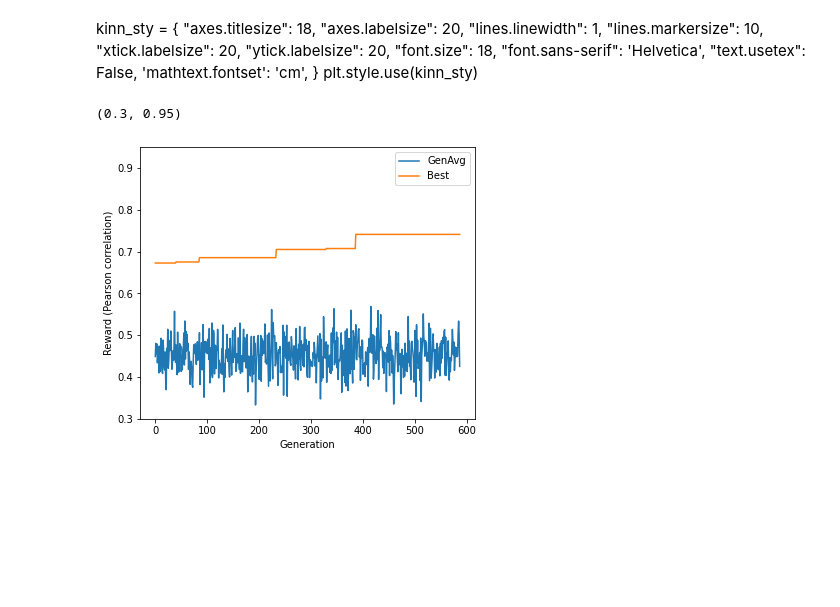
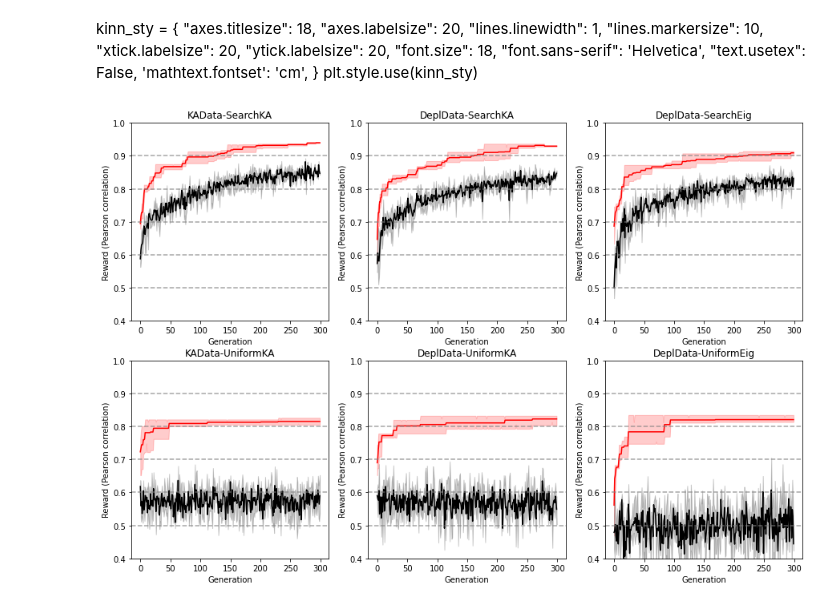
Before and after one commit to zj-zhang/Elektrum, a Jupyter notebook: notebooks/00-Sim_KINN_Bench.ipynb, the cells around one changed output. Saved outputs shown, nothing was run; the diff lists cells and outputs as text; code cells hidden in the pictures; blank space fills up the shorter version.

Commit message:
Add multi state analysis

```diff
--- a/notebooks/00-Sim_KINN_Bench.ipynb
+++ b/notebooks/00-Sim_KINN_Bench.ipynb
@@ -33,11 +50,56 @@ plot_df = pd.DataFrame({'GenAvg': genavg['test_pcc'], 'Best': best_ind, 'Generat
-# %%
-fig, ax = plt.subplots(1,1, figsize=(6,5))
-plot_df.plot.line(x='Generation', y=['GenAvg', 'Best'], ax=ax)
-ax.set_ylabel("Reward (Pearson correlation)")
-ax.set_xlabel("Generation")
-ax.set_ylim(0.3, 0.95)
-#ax.set_title("Sampling from Prior\n(disable posterior update)")
-#plt.savefig("reward_over_time.png")
-# %% [output]
-(0.3, 0.95)
-[figure, removed]
+# %%
+fig, axs_ = plt.subplots(2,3, figsize=(15,10))
+axs = [x for row in axs_ for x in row]
+
+
+make_plot(read_train_hist(
+        data="21-11-1_test_1",
+        model="",
+        pardir="2022-07-05",
+        post=""),
+    ax=axs[0],
+    main="KAData-SearchKA"
+)
+make_plot(read_train_hist(
+        data="22-06-28_synth_data_depl",
+        model="",
+        pardir="2022-07-05",
+        post=""),
+    ax=axs[1],
+    main="DeplData-SearchKA"
+)
+make_plot(read_train_hist(
+        data="22-06-28_synth_data_depl",
+        model="--use-sink-state",
+        pardir="2022-07-05",
+        post=""),
+    ax=axs[2],
+    main="DeplData-SearchEig"
+)
+
+make_plot(read_train_hist(
+        data="21-11-1_test_1",
+        model="",
+        pardir="2022-07-07",
+        post="--disable-posterior"),
+    ax=axs[3],
+    main="KAData-UniformKA"
+)
+make_plot(read_train_hist(
+        data="22-06-28_synth_data_depl",
+        model="",
+        pardir="2022-07-07",
+        post="--disable-posterior"),
+    ax=axs[4],
+    main="DeplData-UniformKA"
+)
+make_plot(read_train_hist(
+        data="22-06-28_synth_data_depl",
+        model="--use-sink-state",
+        pardir="2022-07-07",
+        post="--disable-posterior"),
+    ax=axs[5],
+    main="DeplData-UniformEig"
+)
+# %% [output]
+[figure, added]
```
Also changed, not shown: parts of 5 cells of this notebook, 3 other files.
